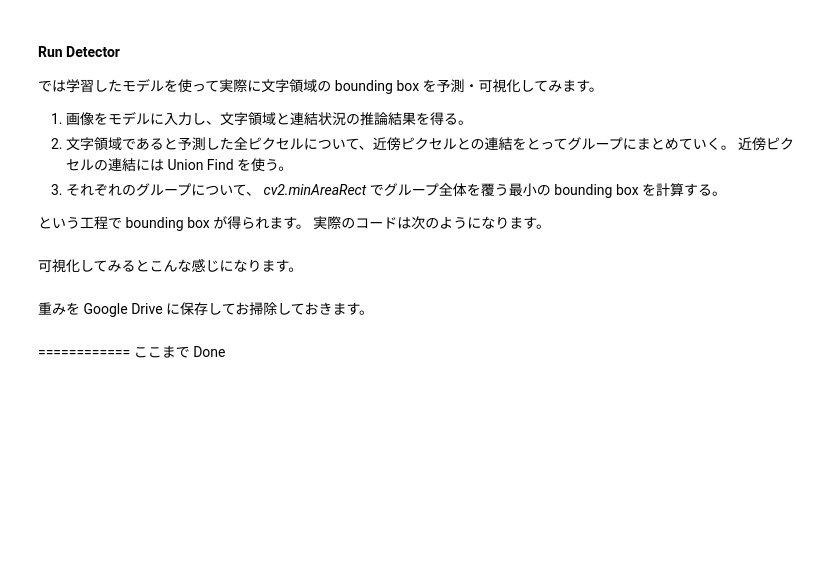
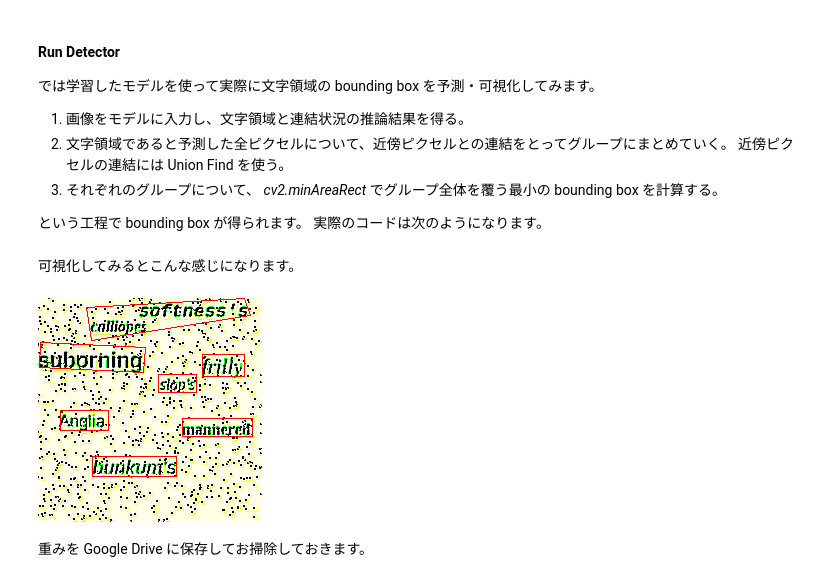
Before and after one commit to agatan/Building-OCR-System-TechBookFest6, a Jupyter notebook: techbook6.ipynb, the cells around one changed output. Drawn from its saved outputs; the diff is of its cells as text; code cells hidden in the pictures; blank space fills up the shorter version.

```diff
--- a/techbook6.ipynb
+++ b/techbook6.ipynb
@@ -712,16 +712,16 @@ def predict_bboxes(image: np.ndarray, model: tf.keras.Model):
 # %% [markdown]
 可視化してみるとこんな感じになります。
 # %%
-target_image = np.asarray(generate(WIDTH, HEIGHT)[0])
+target_image = np.asarray(generate(224, 224)[0])
 bboxes = predict_bboxes(target_image, detector)
 for bbox in bboxes:
     cv2.drawContours(target_image, [bbox], 0, (255, 0, 0), 1)
 display_png(Image.fromarray(target_image))
+# %% [output]
+[figure, added]
 # %% [markdown]
 
 重みを Google Drive  に保存してお掃除しておきます。
 # %%
 detector.save_weights(os.path.join(rootdir, "detector_weights.h5"))
 del detector
-# %% [markdown]
-============ ここまで Done
```
Also changed, not shown: parts of 49 cells of this notebook.
